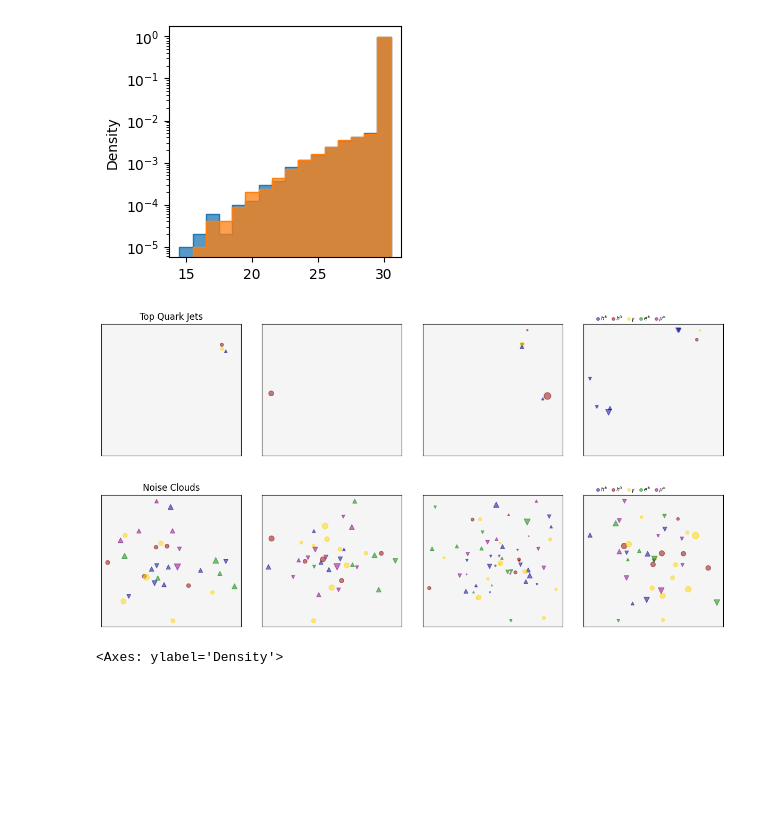
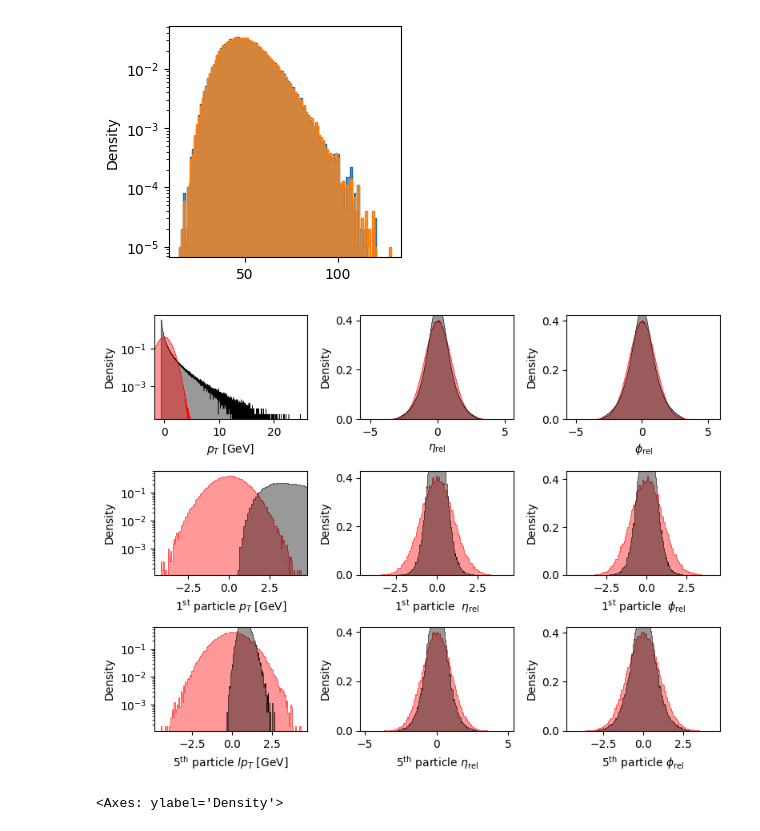
Before and after one commit to dfaroughy/CMB, a Jupyter notebook: experiments/jetclass/JetClass.ipynb, the cells around one changed output. Drawn from its saved outputs; the diff is of its cells as text; code cells hidden in the pictures; blank space fills up the shorter version.

```diff
--- a/experiments/jetclass/JetClass.ipynb
+++ b/experiments/jetclass/JetClass.ipynb
@@ -218,7 +412,7 @@ tensor(100)
 # %%
 fig,ax = plt.subplots(1,1,figsize=(3,3))
-sns.histplot(tops.multiplicity, element="step", discrete=True,  ax=ax, stat='density', log_scale=(False, True))
-sns.histplot(noise.multiplicity, element="step", discrete=True,  ax=ax, stat='density', log_scale=(False, True))
+sns.histplot(jets.source.multiplicity, element="step", discrete=True,  ax=ax, stat='density', log_scale=(False, True))
+sns.histplot(jets.target.multiplicity, element="step", discrete=True,  ax=ax, stat='density', log_scale=(False, True))
 plt.show()
 # %% [output]
-[figure, old version]
+[figure, new version]
@@ -375,44 +419,40 @@ class JetClassDataClass:
-# %%
-from dataclasses import dataclass, field
-from typing import List
-
-@dataclass
-class Config:
-    #...general params:
-    workdir = './'
-    device = 'cuda:0'
-    multi_gpu  = False
-
-    #...data params:
-    path = ['/home/df630/CMB/data/JetClass/TTBar_000.root', '/home/df630/CMB/data/JetClass/TTBar_000.root']
-    source ='noise'
-    target = 'tops'
-    min_num_particles = 0
-    max_num_particles = 128
-
-config = Config()
-jets = JetClassDataClass(config, discrete_features=True, standardize=True)
 # %%
-fig, ax = plt.subplots(1, 4, figsize=(12,3))
-jets.target.display_cloud(idx=0, ax=ax[0])
-jets.target.display_cloud(idx=1, ax=ax[1])
-jets.target.display_cloud(idx=2, ax=ax[2])
-jets.target.display_cloud(idx=3, ax=ax[3])
-ax[0].set_title('Top Quark Jets')
+_, ax = plt.subplots(nrows=3, ncols=3, figsize=(8,6))
+
+plot_args_0 = {'alpha': 0.4,
+             'lw': 0.4,
+             'log_scale': (False, True),
+             'stat': 'density'}
+
+plot_args_1 = {'alpha': 0.4,
+             'lw': 0.4,
+             'log_scale': (False, False),
+             'stat': 'density'}
+
+jets.target.histplot('pt_rel', xlabel=r'$p_T$ [GeV]',  ax=ax[0,0], label='top', color='k', **plot_args_0)
+jets.source.histplot('pt_rel', xlabel=r'$p_T$ [GeV]',  ax=ax[0,0], label='top', color='r', **plot_args_0)
+jets.source.histplot('eta_rel', xlabel=r'$\eta_{\rm rel}$',  ax=ax[0,1], label='top', color='r', **plot_args_1)
+jets.target.histplot('eta_rel', xlabel=r'$\eta_{\rm rel}$', binwidth=0.02, ax=ax[0,1], color='k', **plot_args_1)
+jets.source.histplot('phi_rel', xlabel=r'$\phi_{\rm rel}$',  ax=ax[0,2], label='top', color='r', **plot_args_1)
+jets.target.histplot('phi_rel', xlabel=r'$\phi_{\rm rel}$', binwidth=0.02, ax=ax[0,2], color='k', **plot_args_1)
+
+jets.source.histplot('pt_rel',  idx=0, xlabel=r'1$^{\rm st}$ particle $p_T$ [GeV]',  ax=ax[1,0], label='top', color='r', **plot_args_0)
+jets.target.histplot('pt_rel', idx=0, xlabel=r'1$^{\rm st}$ particle $p_T$ [GeV]', color='k', ax=ax[1,0], **plot_args_0)
+jets.source.histplot('eta_rel', idx=0, xlabel=r'1$^{\rm st}$ particle  $\eta_{\rm rel}$', color='r', ax=ax[1,1], **plot_args_1)
+jets.target.histplot('eta_rel', idx=0, xlabel=r'1$^{\rm st}$ particle  $\eta_{\rm rel}$', color='k', ax=ax[1,1], **plot_args_1)
+jets.source.histplot('phi_rel', idx=0, xlabel=r'1$^{\rm st}$ particle  $\phi_{\rm rel}$', color='r', ax=ax[1,2], **plot_args_1)
+jets.target.histplot('phi_rel', idx=0, xlabel=r'1$^{\rm st}$ particle  $\phi_{\rm rel}$', color='k',  ax=ax[1,2], **plot_args_1)
+
+jets.source.histplot('pt_rel', idx=5, xlabel=r'5$^{\rm th}$ particle $lp_T$ [GeV]',  ax=ax[2,0], label='top', color='r', **plot_args_0)
+jets.target.histplot('pt_rel', idx=5, xlabel=r'5$^{\rm th}$ particle $lp_T$ [GeV]', color='k', ax=ax[2,0], **plot_args_0)
+jets.source.histplot('eta_rel', idx=5, xlabel=r'5$^{\rm th}$ particle $\eta_{\rm rel}$', color='r', ax=ax[2,1], **plot_args_1)
+jets.target.histplot('eta_rel', idx=5, xlabel=r'5$^{\rm th}$ particle $\eta_{\rm rel}$', color='k', ax=ax[2,1], **plot_args_1)
+jets.source.histplot('phi_rel', idx=5, xlabel=r'5$^{\rm th}$ particle $\phi_{\rm rel}$', color='r', ax=ax[2,2], **plot_args_1)
+jets.target.histplot('phi_rel', idx=5, xlabel=r'5$^{\rm th}$ particle $\phi_{\rm rel}$', color='k', ax=ax[2,2], **plot_args_1)
+
 plt.tight_layout()
-plt.show()
-
-fig, ax = plt.subplots(1, 4, figsize=(12,3))
-jets.source.display_cloud(idx=0, ax=ax[0])
-jets.source.display_cloud(idx=1, ax=ax[1])
-jets.source.display_cloud(idx=2, ax=ax[2])
-jets.source.display_cloud(idx=3, ax=ax[3])
-ax[0].set_title('Noise Clouds')
-plt.tight_layout()
-plt.show()
 # %% [output]
-[figure, old version]
+[figure, new version]
-[figure, removed]
 # %%
 fig,ax = plt.subplots(figsize=(6,3))
 sns.histplot(jets.target.multiplicity, element='step', binrange=(0, 128), binwidth=1, stat='density', ax=ax)
```
Also changed, not shown: parts of 14 cells of this notebook, 5 other files.
